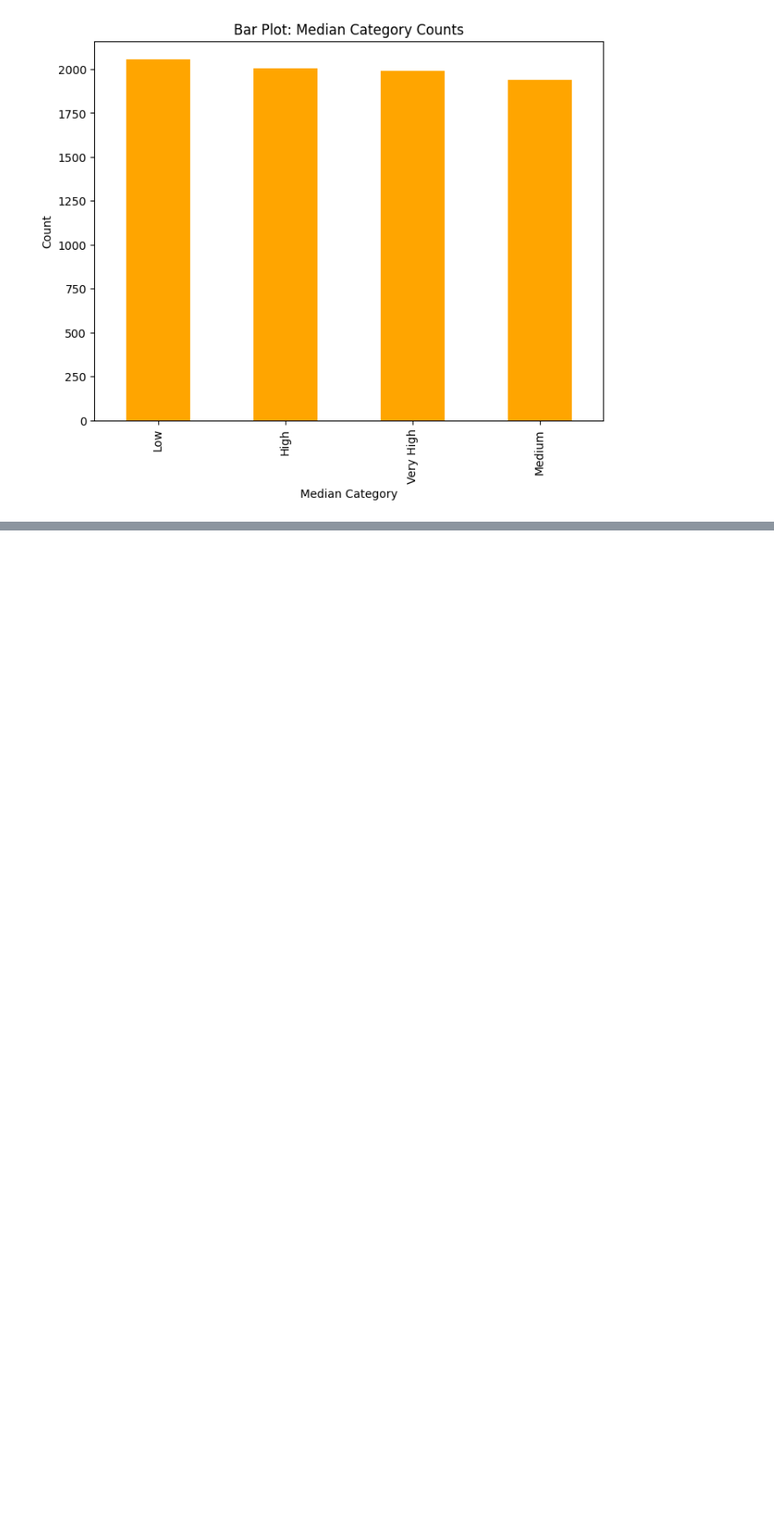
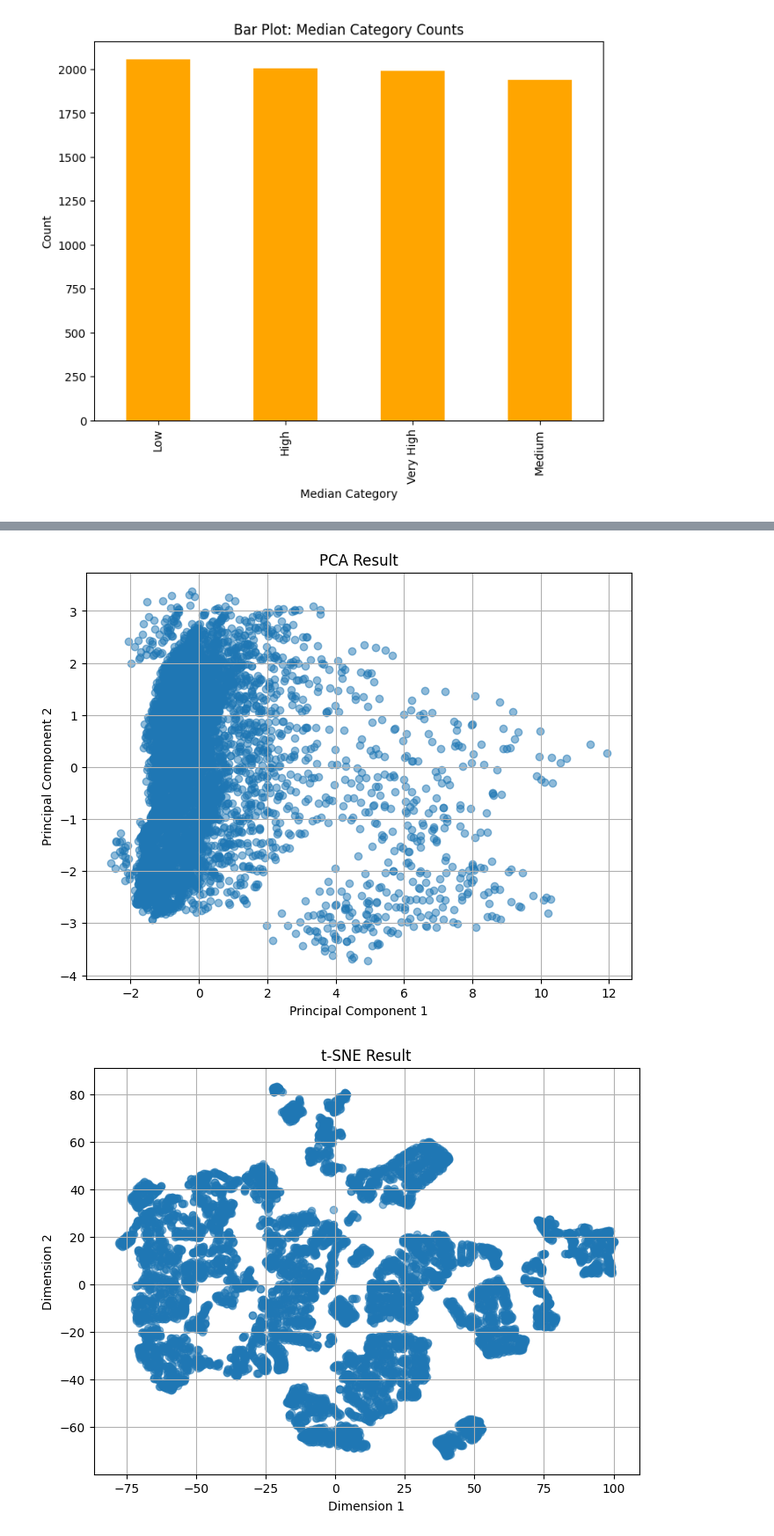
Before and after one commit to GadhamsettyPranay/Amazon-Prime-Movies-and-TV-Shows-using-Power-BI, a Jupyter notebook: Untitled1.ipynb, the cells around one changed output, grey strips where cells are left out. Shown at 88% size. Drawn from its saved outputs; the diff is of its cells as text; code cells hidden in the pictures; blank space fills up the shorter version.

```diff
--- a/Untitled1.ipynb
+++ b/Untitled1.ipynb
@@ -596 +596,54 @@ Silhouette Score for GMM Clustering: 0.38834738695843923
 Silhouette Score for Agglomerative Clustering: 0.34285400543512334
+# %%
+#GADHAM SETTY PRANAY KUMAR-21BDS0295
+#MODULE-6
+
+import pandas as pd
+import matplotlib.pyplot as plt
+from sklearn.preprocessing import StandardScaler
+from sklearn.decomposition import PCA
+from sklearn.manifold import TSNE
+
+# Step 1: Load the dataset
+url = 'https://raw.githubusercontent.com/salemprakash/EDA/main/Data/txhousing.csv'
+data = pd.read_csv(url)
+
+# Step 2: Data Preprocessing
+# Drop rows with missing values
+data.dropna(inplace=True)
+
+# Select only numerical columns
+data = data.select_dtypes(include=[float, int])
+
+# Step 3: Scale the data
+scaler = StandardScaler()
+scaled_data = scaler.fit_transform(data)
+
+# Step 4: Apply PCA
+pca = PCA(n_components=2)  # Reduce to 2 dimensions
+pca_result = pca.fit_transform(scaled_data)
+
+# Step 5: Visualize PCA result
+plt.figure(figsize=(8, 6))
+plt.scatter(pca_result[:, 0], pca_result[:, 1], alpha=0.5)
+plt.title('PCA Result')
+plt.xlabel('Principal Component 1')
+plt.ylabel('Principal Component 2')
+plt.grid()
+plt.show()
+
+# Step 6: Apply t-SNE
+tsne = TSNE(n_components=2, random_state=42)
+tsne_result = tsne.fit_transform(scaled_data)
+
+# Step 7: Visualize t-SNE result
+plt.figure(figsize=(8, 6))
+plt.scatter(tsne_result[:, 0], tsne_result[:, 1], alpha=0.5)
+plt.title('t-SNE Result')
+plt.xlabel('Dimension 1')
+plt.ylabel('Dimension 2')
+plt.grid()
+plt.show()
+# %% [output]
+[figure, added]
+[figure, added]
```
Also changed, not shown: parts of 6 cells of this notebook.
